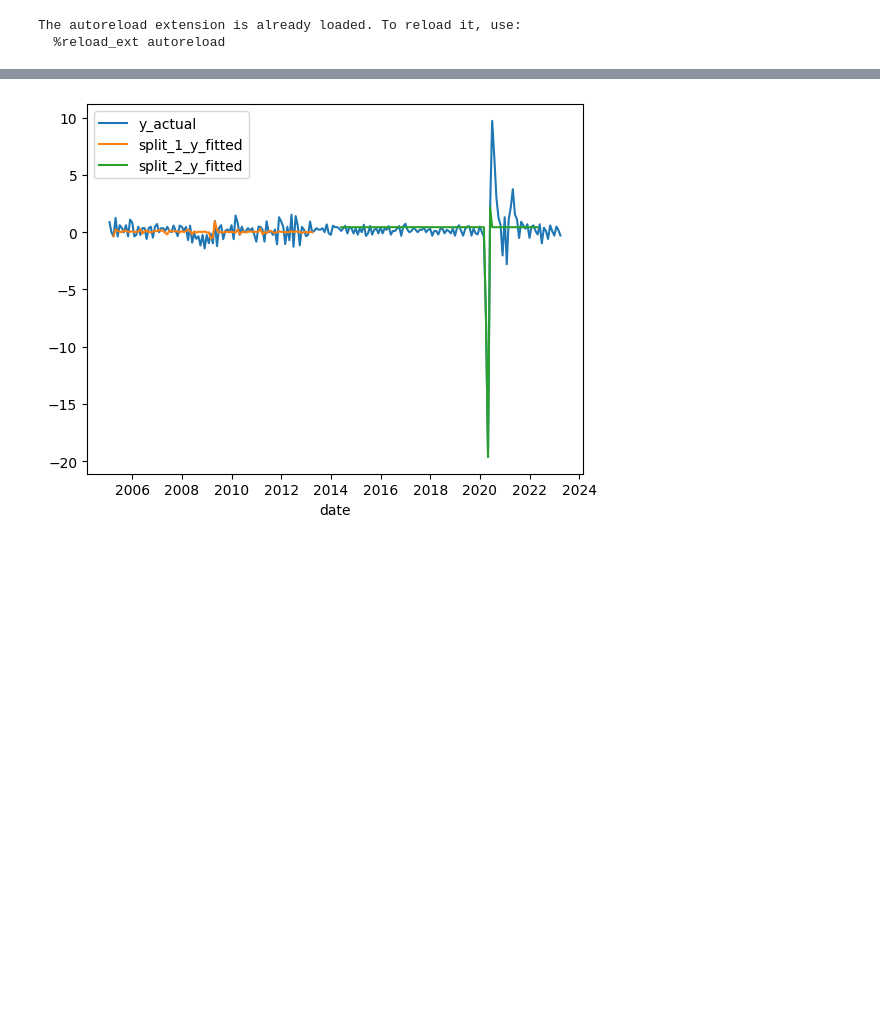
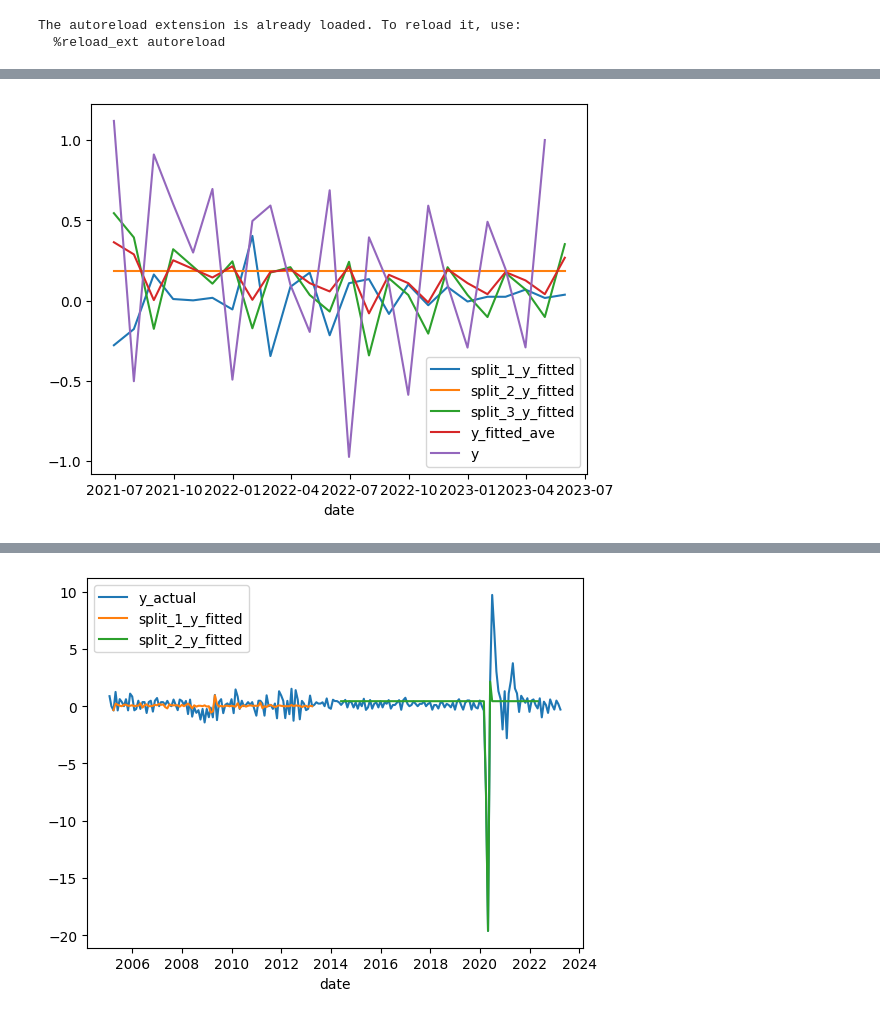
Before and after one commit to martinlyngerasmussen/auto_regressor, a Jupyter notebook: Code test.ipynb, the cells around one changed output, grey strips where cells are left out. Drawn from its saved outputs; the diff is of its cells as text; code cells hidden in the pictures; blank space fills up the shorter version.

```diff
--- a/Code test.ipynb
+++ b/Code test.ipynb
@@ -43,3 +76,7 @@ df[3].tail()
+# %%
+df[3].tail(24).plot();
+# %% [output]
+[figure, added]
 # %%
 print(df[0])
 print(df[1])
```
Also changed, not shown: parts of 11 cells of this notebook, 1 other file.
